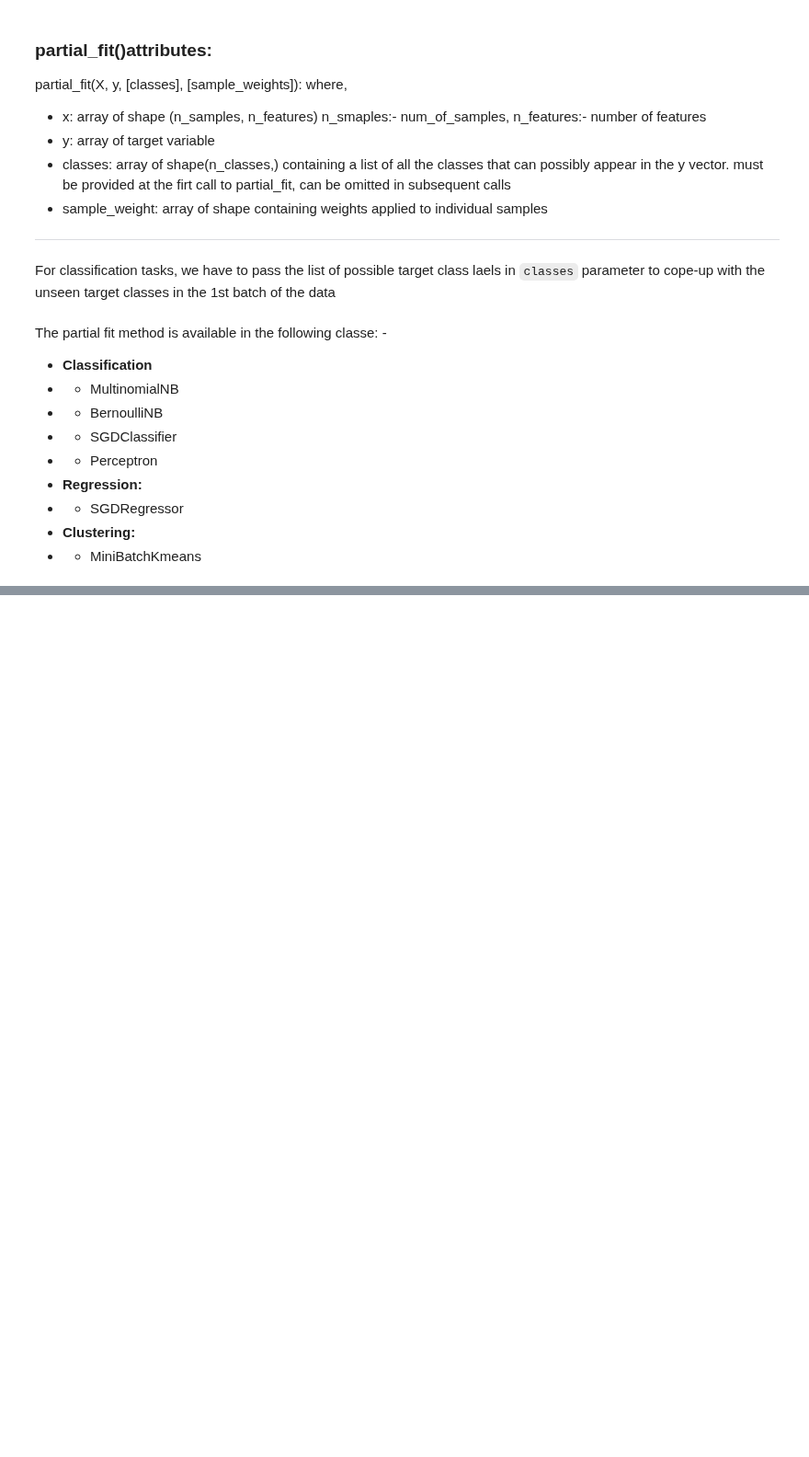
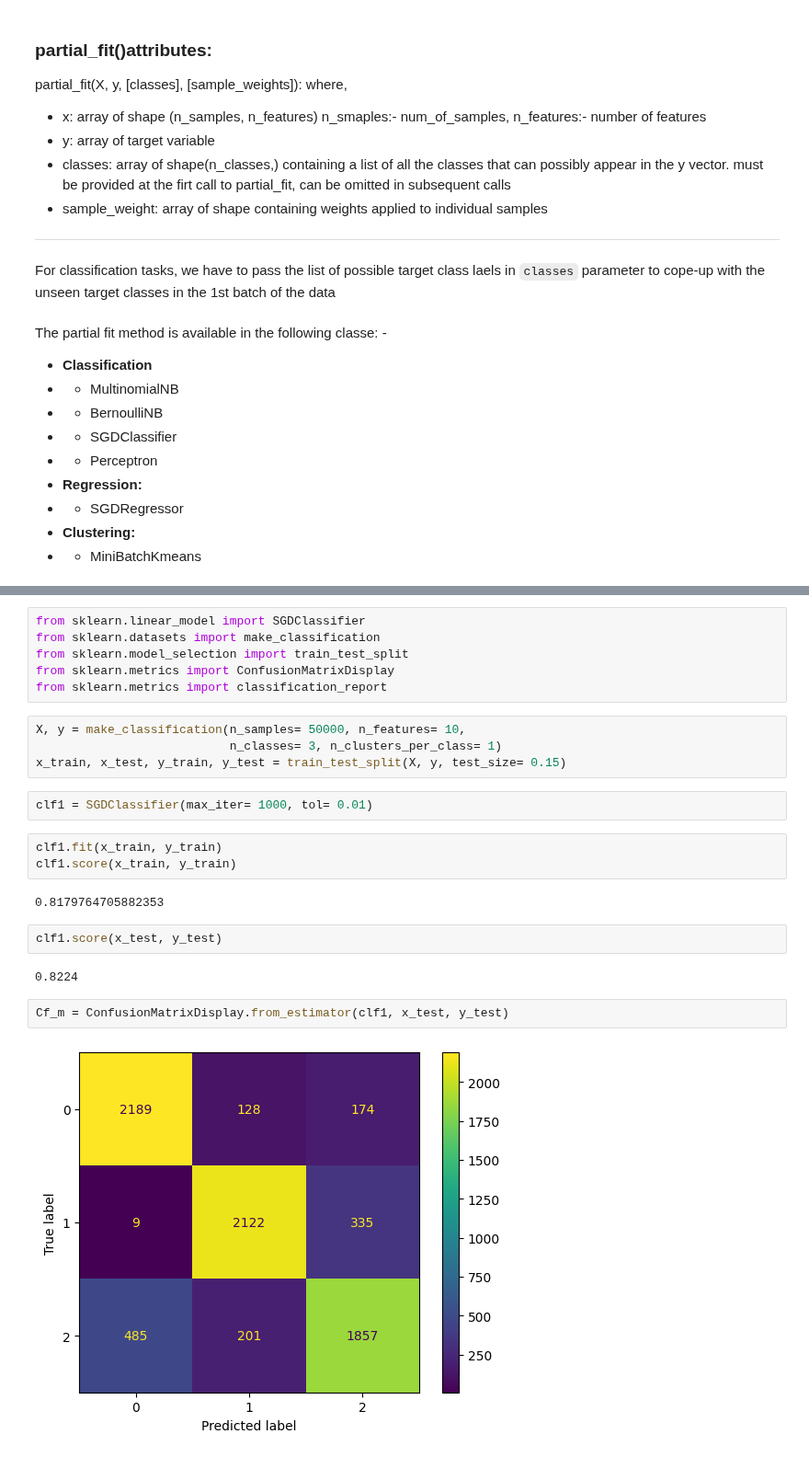
Before and after one commit to aniketkalra11/basic_kaggle_practice, a Jupyter notebook: MLP_practice_book/week7/large_scale_ml.ipynb, the cells around one changed output, grey strips where cells are left out. Shown at 92% size. Cells and saved outputs as stored; diff of their text form; blank space fills up the shorter version.

```diff
--- a/MLP_practice_book/week7/large_scale_ml.ipynb
+++ b/MLP_practice_book/week7/large_scale_ml.ipynb
@@ -32,0 +35,25 @@ The partial fit method is available in the following classe: -
+# %%
+from sklearn.linear_model import SGDClassifier
+from sklearn.datasets import make_classification
+from sklearn.model_selection import train_test_split
+from sklearn.metrics import ConfusionMatrixDisplay
+from sklearn.metrics import classification_report
+# %%
+X, y = make_classification(n_samples= 50000, n_features= 10,
+                           n_classes= 3, n_clusters_per_class= 1)
+x_train, x_test, y_train, y_test = train_test_split(X, y, test_size= 0.15)
+# %%
+clf1 = SGDClassifier(max_iter= 1000, tol= 0.01)
+# %%
+clf1.fit(x_train, y_train)
+clf1.score(x_train, y_train)
+# %% [output]
+0.8179764705882353
+# %%
+clf1.score(x_test, y_test)
+# %% [output]
+0.8224
+# %%
+Cf_m = ConfusionMatrixDisplay.from_estimator(clf1, x_test, y_test)
+# %% [output]
+[figure, added]
```
Also changed, not shown: parts of 40 cells of this notebook, 15 other files.
